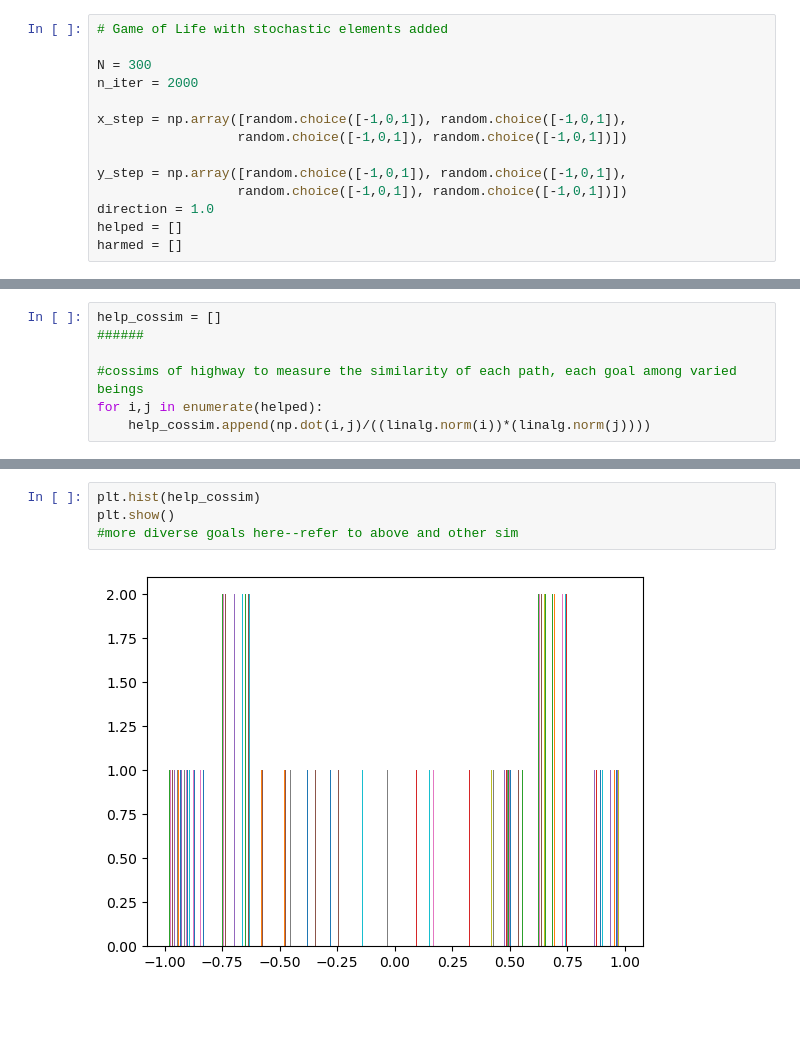
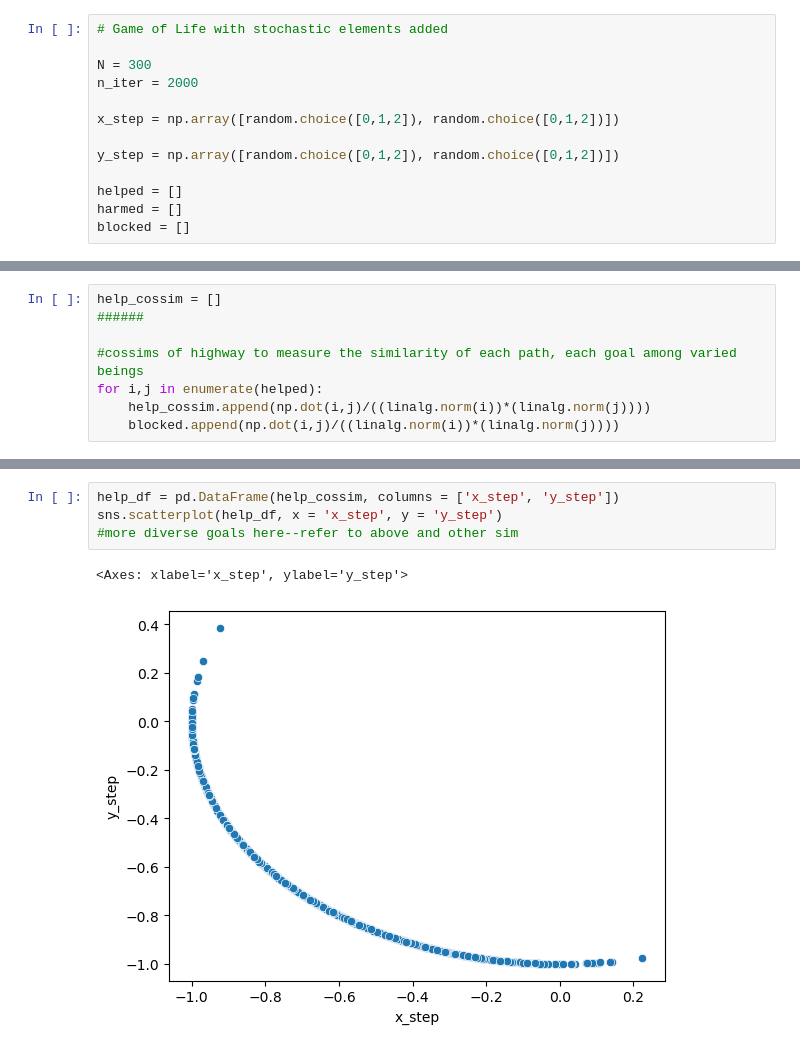
Before and after one commit to madeline13/compassion_sim, a Jupyter notebook: computer_compassion_life.ipynb, the cells around one changed output, grey strips where cells are left out. Saved outputs shown, nothing was run; the diff lists cells and outputs as text; blank space fills up the shorter version.

```diff
--- a/computer_compassion_life.ipynb
+++ b/computer_compassion_life.ipynb
@@ -14,11 +15,10 @@ from sklearn.decomposition import PCA
 N = 300
 n_iter = 2000
 
-x_step = np.array([random.choice([-1,0,1]), random.choice([-1,0,1]),
-                  random.choice([-1,0,1]), random.choice([-1,0,1])])
+x_step = np.array([random.choice([0,1,2]), random.choice([0,1,2])])
 
-y_step = np.array([random.choice([-1,0,1]), random.choice([-1,0,1]),
-                  random.choice([-1,0,1]), random.choice([-1,0,1])])
-direction = 1.0
+y_step = np.array([random.choice([0,1,2]), random.choice([0,1,2])])
+
 helped = []
 harmed = []
+blocked = []
@@ -89,6 +97,7 @@ help_cossim = []
 #cossims of highway to measure the similarity of each path, each goal among varied beings
 for i,j in enumerate(helped):
     help_cossim.append(np.dot(i,j)/((linalg.norm(i))*(linalg.norm(j))))
+    blocked.append(np.dot(i,j)/((linalg.norm(i))*(linalg.norm(j))))
 # %%
 help_cossim
 # %% [output]
@@ -119,6 +147,7 @@ for i,j in enumerate(harmed):
 # %%
-plt.hist(help_cossim)
-plt.show()
+help_df = pd.DataFrame(help_cossim, columns = ['x_step', 'y_step'])
+sns.scatterplot(help_df, x = 'x_step', y = 'y_step')
 #more diverse goals here--refer to above and other sim
 # %% [output]
+<Axes: xlabel='x_step', ylabel='y_step'>
-[figure, old version]
+[figure, new version]
```
Also changed, not shown: parts of 61 cells of this notebook.
